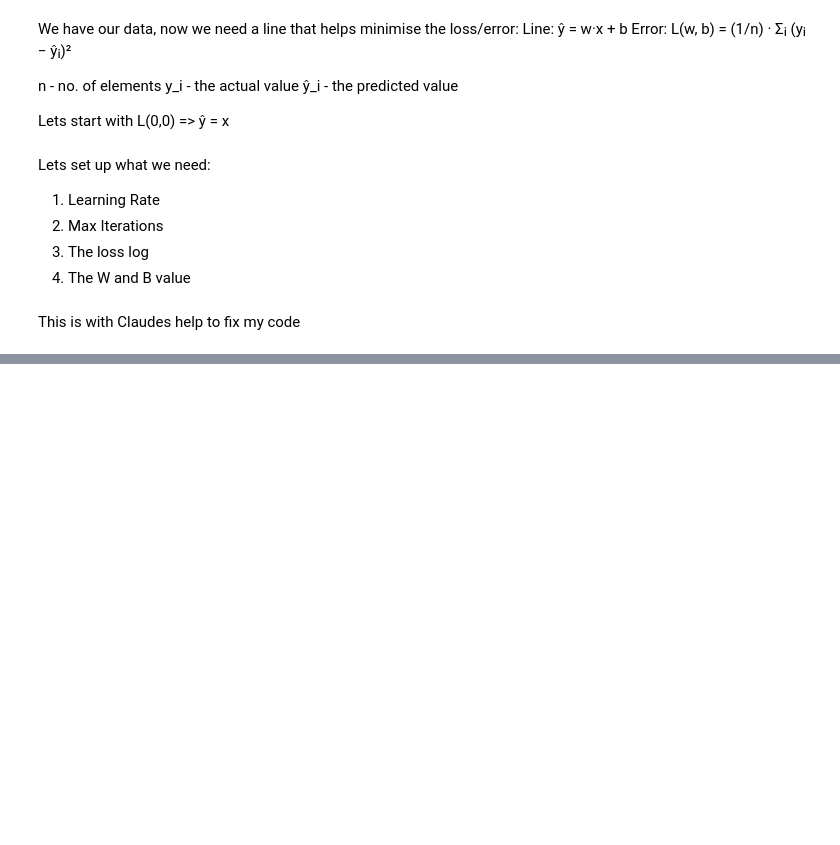
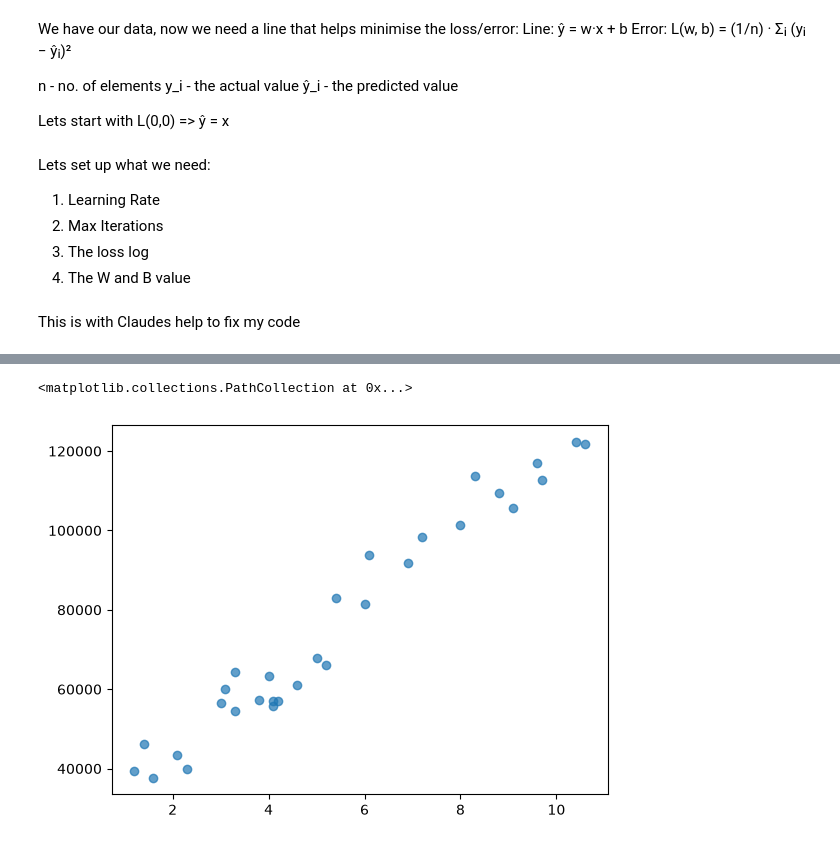
Before and after one commit to ShshankJha/ML-Pathway, a Jupyter notebook: linear-regression.ipynb, the cells around one changed output, grey strips where cells are left out. Drawn from its saved outputs; the diff is of its cells as text; code cells hidden in the pictures; blank space fills up the shorter version.

```diff
--- a/linear-regression.ipynb
+++ b/linear-regression.ipynb
@@ -201,0 +215,2 @@ if __name__ == "__main__":
+# %%
+real_data = pd.read_csv("Salary_dataset.csv")
@@ -201,0 +226,4 @@ if __name__ == "__main__":
+# %%
+real_data = real_data.drop(columns=['Unnamed: 0'])
+
+real_data.head()
@@ -201,0 +237,5 @@ if __name__ == "__main__":
+# %%
+plt.scatter(x= real_data["YearsExperience"], y=real_data['Salary'], label = 'data', alpha =0.7)
+# %% [output]
+<matplotlib.collections.PathCollection at 0x...>
+[figure, added]
```
Also changed, not shown: parts of 5 cells of this notebook, 1 other file.
